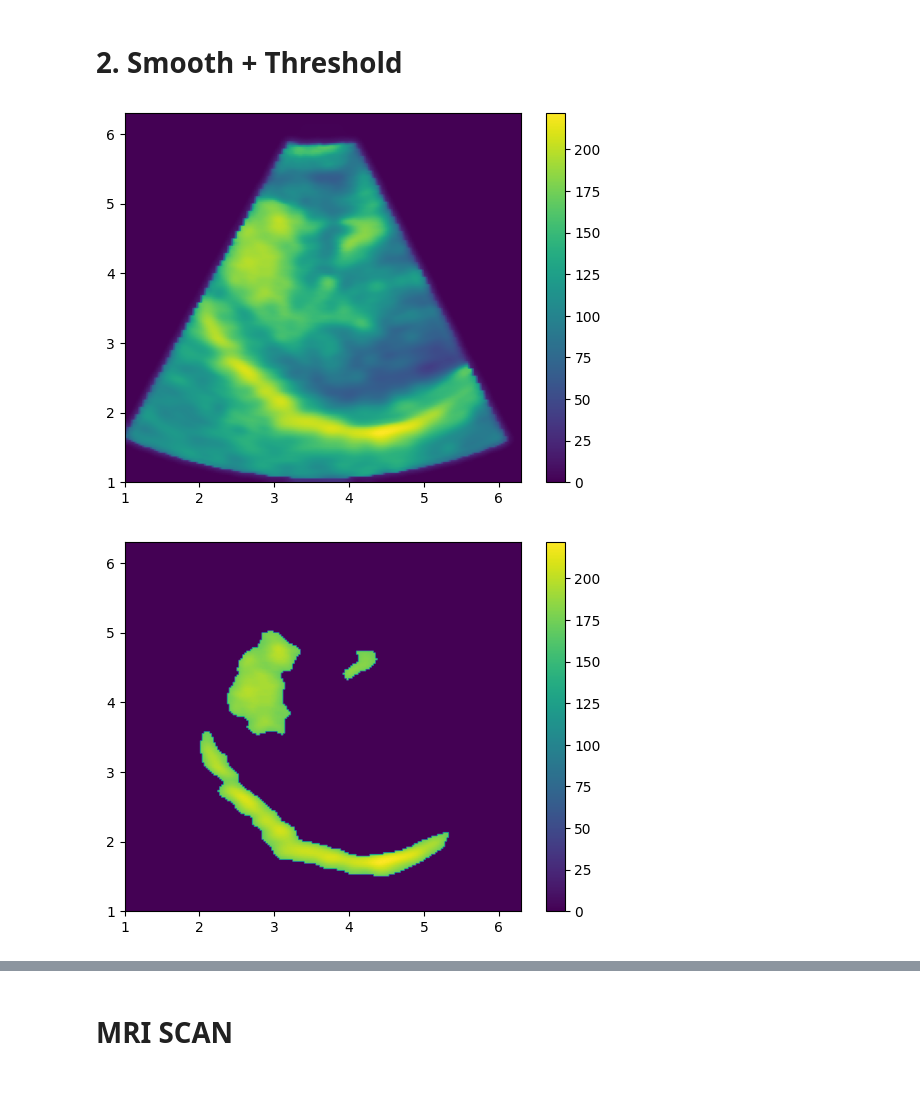
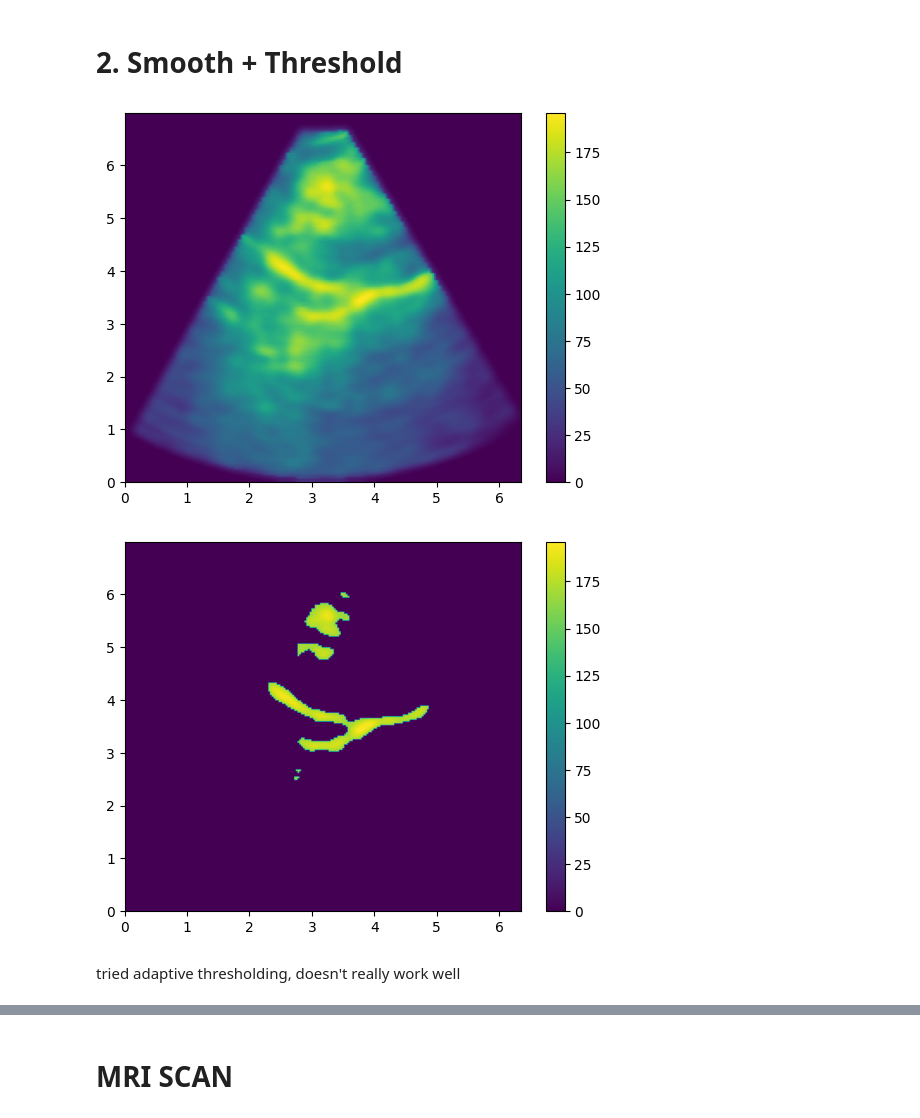
Before and after one commit to awong0811/dicom, a Jupyter notebook: superimpose/test.ipynb, the cells around one changed output, grey strips where cells are left out. Drawn from its saved outputs; the diff is of its cells as text; code cells hidden in the pictures; blank space fills up the shorter version.

```diff
--- a/superimpose/test.ipynb
+++ b/superimpose/test.ipynb
@@ -10,7 +10,7 @@ import cv2
 # %% [markdown]
 # 1. Load in image
 # %%
-mat_contents = scipy.io.loadmat('./matlab_files/mid_saggital_image_data.mat')
+mat_contents = scipy.io.loadmat(r'.\matlab_files\20252001_US_image_data.mat')
 #print ("Matrix Contents: ", mat_contents)
 raw_img = mat_contents['mid_sag_img_data']
 print ("Image Data: ", raw_img.shape)
@@ -21,9 +21,9 @@ Image Data:  (202, 206)
 Raw image
 # %%
 # Display the image
-newC=[206, 206, 206]
-newscale=[0.0306, 0.0306, 0.0306]
-plt.imshow(raw_img, extent=(1, newC[0]*newscale[0], 1, newC[1]*newscale[1]), aspect='auto')
+newscale=0.03056709
+us_H, us_W = (img_data.shape[0]-1)*newscale, (img_data.shape[1]-1)*newscale
+plt.imshow(raw_img, extent=(0, us_H, 0, us_W), aspect='auto')
 plt.colorbar()
 plt.show()
 # %% [output]
@@ -53,13 +30,0 @@ print(np.min(slice))
-# %%
-img_data = raw_img.copy()
-for i in range(raw_img.shape[0]):
-    for j in range(raw_img.shape[1]):
-        if raw_img[i,j] < np.mean(slice.flatten())-10:
-            img_data[i,j] = np.random.choice(slice.flatten(), 1)
-
-# img_data = np.where(raw_img == 0, np.random.choice(slice.flatten(), 1), raw_img)
-newC=[206, 206, 206]
-newscale=[0.0306, 0.0306, 0.0306]
-plt.imshow(img_data, extent=(1, newC[0]*newscale[0], 1, newC[1]*newscale[1]), aspect='auto')
-plt.colorbar()
-plt.show()
@@ -70,25 +33,21 @@ plt.show()
 # %%
 # Apply smoothing
 args_bf = {'type': 'bilateral_filter', 'd': 9, 'sigmaColor': 75, 'sigmaSpace': 75}
 args_nlm = {'type': 'nl_means', 'h': 10, 'templateWindowSize': 7, 'searchWindowSize': 21}
 smoothed = smooth(img_data, args_bf)
-newC=[206, 206, 206]
-newscale=[0.0306, 0.0306, 0.0306]
-plt.imshow(smoothed, extent=(1, newC[0]*newscale[0], 1, newC[1]*newscale[1]), aspect='auto')
+plt.imshow(smoothed, extent=(0, us_H, 0, us_W), aspect='auto')
 plt.colorbar()
 plt.show()
 # %% [output]
-[figure, old version]
+[figure, new version]
 # %%
 # Naive thresholding
 # threshold = np.percentile(smoothed, 87)  # Adjust this percentile to isolate yellow regions
-threshold = 170
+threshold = 165
 thresholded = np.where(smoothed > threshold, smoothed, 0)
 # Display the image
-newC=[206, 206, 206]
-newscale=[0.0306, 0.0306, 0.0306]
-plt.imshow(thresholded, extent=(1, newC[0]*newscale[0], 1, newC[1]*newscale[1]), aspect='auto')
+plt.imshow(thresholded, extent=(0, us_H, 0, us_W), aspect='auto')
 plt.colorbar()
 plt.show()
 # %% [output]
-[figure, old version]
+[figure, new version]
@@ -95,3 +61,5 @@ plt.show()
+# %% [markdown]
+tried adaptive thresholding, doesn't really work well
 # %%
 # Adaptive thresholding
 threshold = 150
```
Also changed, not shown: parts of 11 cells of this notebook, 2 other files.
